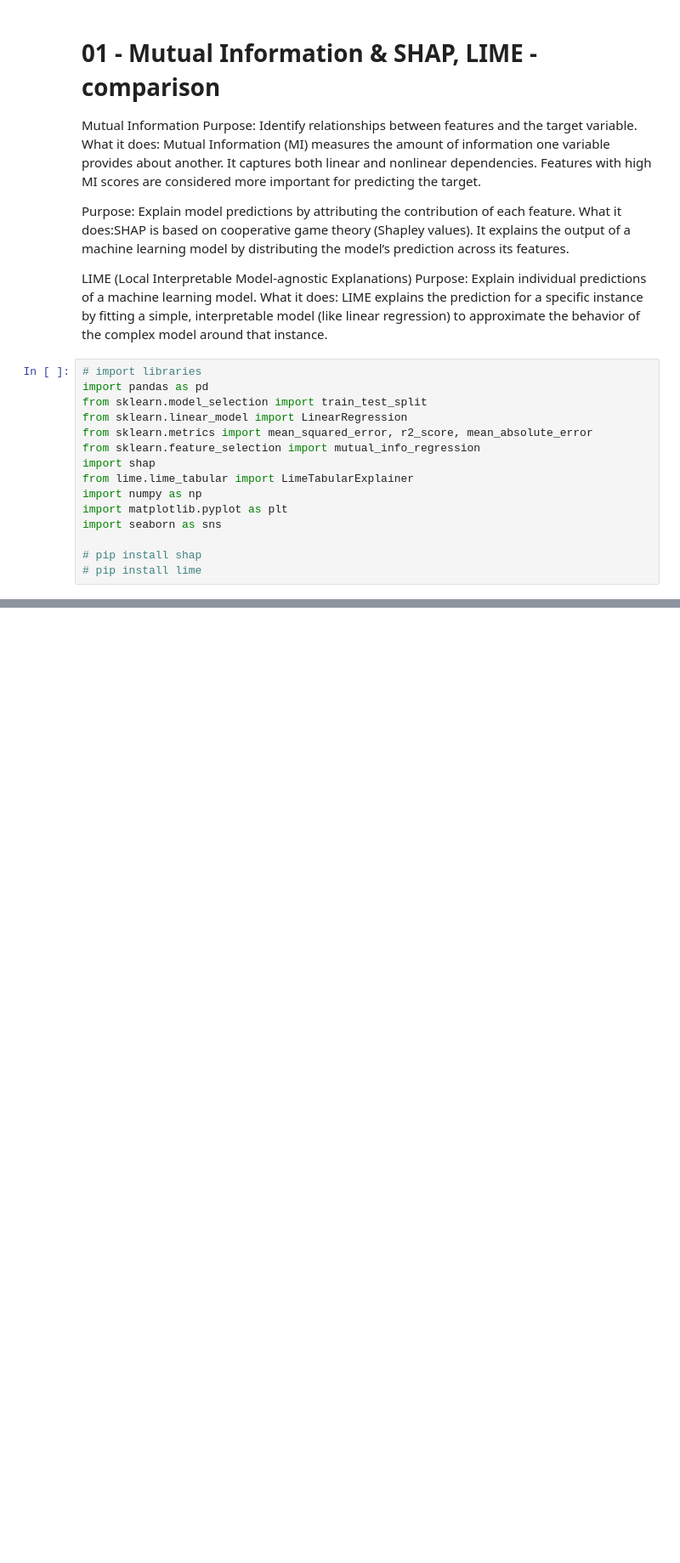
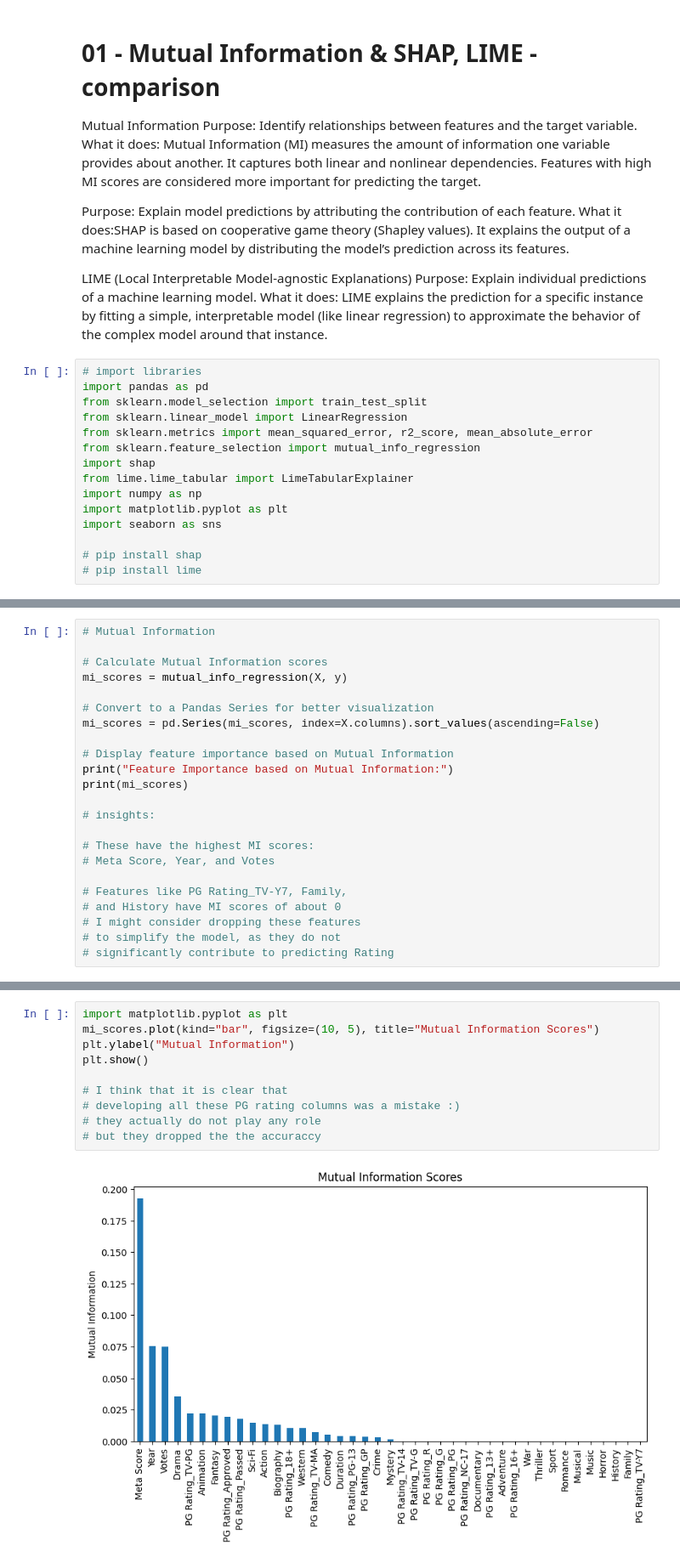
Before and after one commit to crypt0kitik/Advanced-data_analytics, a Jupyter notebook: 03 – Feature engineering/02 - Regression dataset/01 - Mutual Information & SHAP, LIME.ipynb, the cells around one changed output, grey strips where cells are left out. Shown at 85% size. Cells and saved outputs as stored; diff of their text form; blank space fills up the shorter version.

```diff
--- a/03 – Feature engineering/02 - Regression dataset/01 - Mutual Information & SHAP, LIME.ipynb
+++ b/03 – Feature engineering/02 - Regression dataset/01 - Mutual Information & SHAP, LIME.ipynb
@@ -177,0 +41,23 @@ No valid features selected by LIME.
+# %%
+# Mutual Information
+
+# Calculate Mutual Information scores
+mi_scores = mutual_info_regression(X, y)
+
+# Convert to a Pandas Series for better visualization
+mi_scores = pd.Series(mi_scores, index=X.columns).sort_values(ascending=False)
+
+# Display feature importance based on Mutual Information
+print("Feature Importance based on Mutual Information:")
+print(mi_scores)
+
+# insights:
+
+# These have the highest MI scores:
+# Meta Score, Year, and Votes
+
+# Features like PG Rating_TV-Y7, Family,
+# and History have MI scores of about 0
+# I might consider dropping these features
+# to simplify the model, as they do not
+# significantly contribute to predicting Rating
@@ -177,0 +82,12 @@ No valid features selected by LIME.
+# %%
+import matplotlib.pyplot as plt
+mi_scores.plot(kind="bar", figsize=(10, 5), title="Mutual Information Scores")
+plt.ylabel("Mutual Information")
+plt.show()
+
+# I think that it is clear that
+# developing all these PG rating columns was a mistake :)
+# they actually do not play any role
+# but they dropped the the accuraccy
+# %% [output]
+[figure, added]
```
Also changed, not shown: parts of 8 cells of this notebook, 2 other files.
